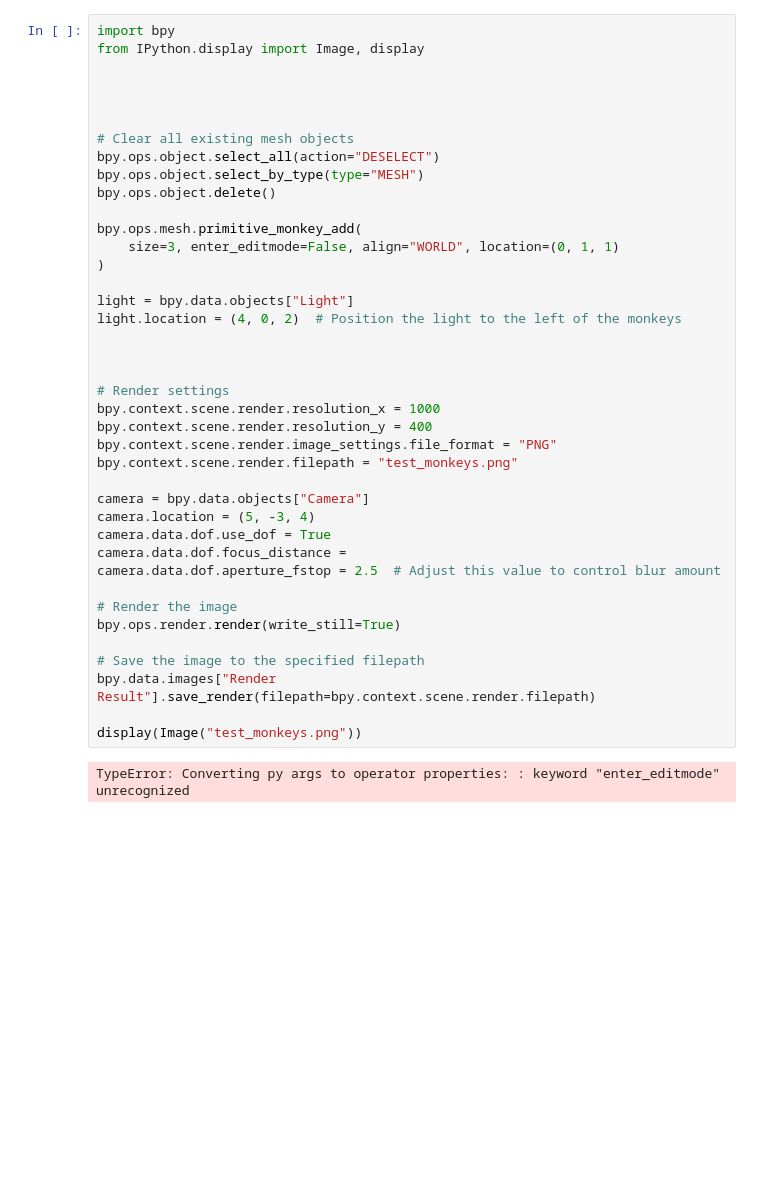
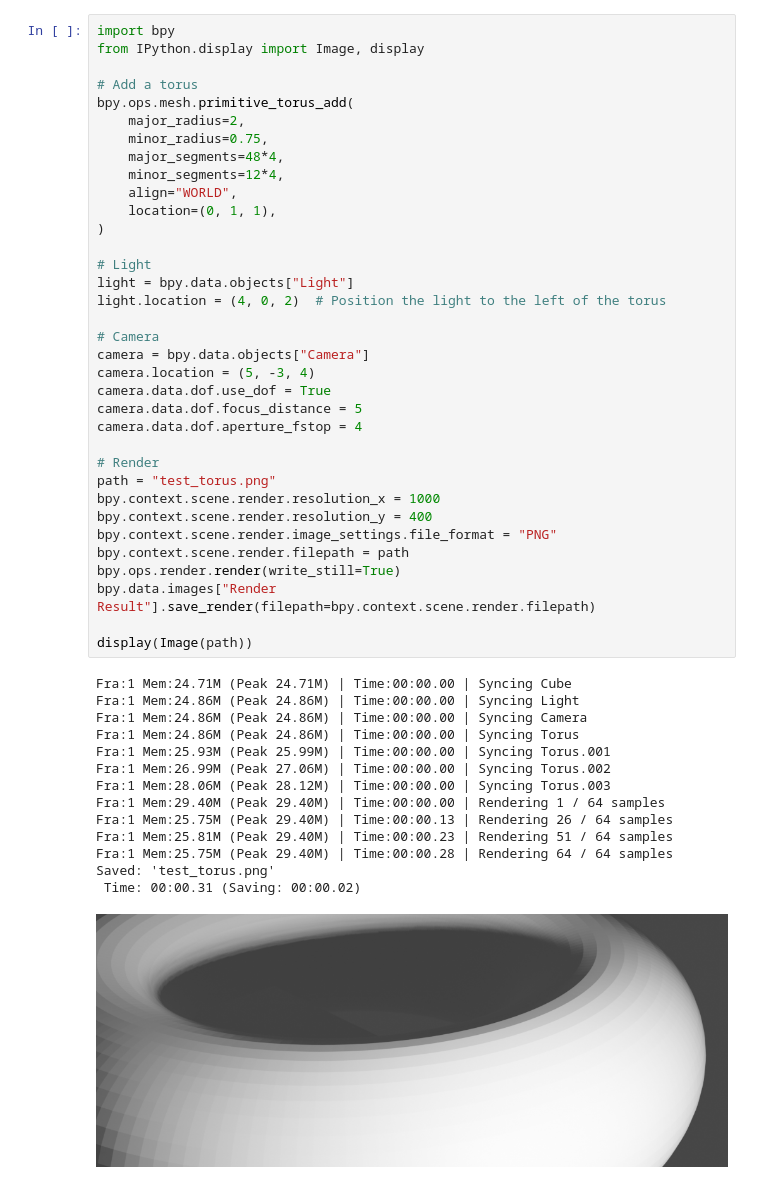
Before and after one commit to kolibril13/ipyblender-experimental, a Jupyter notebook: testing.ipynb, the cells around one changed output. Cells and saved outputs as stored; diff of their text form; blank space fills up the shorter version.

```diff
--- a/testing.ipynb
+++ b/testing.ipynb
@@ -1,42 +1,50 @@
 # %%
 import bpy
 from IPython.display import Image, display
 
-
-
-
-# Clear all existing mesh objects
-bpy.ops.object.select_all(action="DESELECT")
-bpy.ops.object.select_by_type(type="MESH")
-bpy.ops.object.delete()
-
-bpy.ops.mesh.primitive_monkey_add(
-    size=3, enter_editmode=False, align="WORLD", location=(0, 1, 1)
+# Add a torus
+bpy.ops.mesh.primitive_torus_add(
+    major_radius=2,
+    minor_radius=0.75,
+    major_segments=48*4,
+    minor_segments=12*4,
+    align="WORLD",
+    location=(0, 1, 1),
 )
 
+# Light
 light = bpy.data.objects["Light"]
-light.location = (4, 0, 2)  # Position the light to the left of the monkeys
+light.location = (4, 0, 2)  # Position the light to the left of the torus
 
+# Camera
+camera = bpy.data.objects["Camera"]
+camera.location = (5, -3, 4)
+camera.data.dof.use_dof = True
+camera.data.dof.focus_distance = 5
+camera.data.dof.aperture_fstop = 4
 
-
-# Render settings
+# Render
+path = "test_torus.png"
 bpy.context.scene.render.resolution_x = 1000
 bpy.context.scene.render.resolution_y = 400
 bpy.context.scene.render.image_settings.file_format = "PNG"
-bpy.context.scene.render.filepath = "test_monkeys.png"
-
-camera = bpy.data.objects["Camera"]
-camera.location = (5, -3, 4)
-camera.data.dof.use_dof = True
-camera.data.dof.focus_distance =
-camera.data.dof.aperture_fstop = 2.5  # Adjust this value to control blur amount
-
-# Render the image
+bpy.context.scene.render.filepath = path
 bpy.ops.render.render(write_still=True)
-
-# Save the image to the specified filepath
 bpy.data.images["Render Result"].save_render(filepath=bpy.context.scene.render.filepath)
 
-display(Image("test_monkeys.png"))
+display(Image(path))
 # %% [output]
-TypeError: Converting py args to operator properties: : keyword "enter_editmode" unrecognized
+Fra:1 Mem:24.71M (Peak 24.71M) | Time:00:00.00 | Syncing Cube
+Fra:1 Mem:24.86M (Peak 24.86M) | Time:00:00.00 | Syncing Light
+Fra:1 Mem:24.86M (Peak 24.86M) | Time:00:00.00 | Syncing Camera
+Fra:1 Mem:24.86M (Peak 24.86M) | Time:00:00.00 | Syncing Torus
+Fra:1 Mem:25.93M (Peak 25.99M) | Time:00:00.00 | Syncing Torus.001
+Fra:1 Mem:26.99M (Peak 27.06M) | Time:00:00.00 | Syncing Torus.002
+Fra:1 Mem:28.06M (Peak 28.12M) | Time:00:00.00 | Syncing Torus.003
+Fra:1 Mem:29.40M (Peak 29.40M) | Time:00:00.00 | Rendering 1 / 64 samples
+Fra:1 Mem:25.75M (Peak 29.40M) | Time:00:00.13 | Rendering 26 / 64 samples
+Fra:1 Mem:25.81M (Peak 29.40M) | Time:00:00.23 | Rendering 51 / 64 samples
+Fra:1 Mem:25.75M (Peak 29.40M) | Time:00:00.28 | Rendering 64 / 64 samples
+Saved: 'test_torus.png'
+ Time: 00:00.31 (Saving: 00:00.02)
+[figure, added]
```
